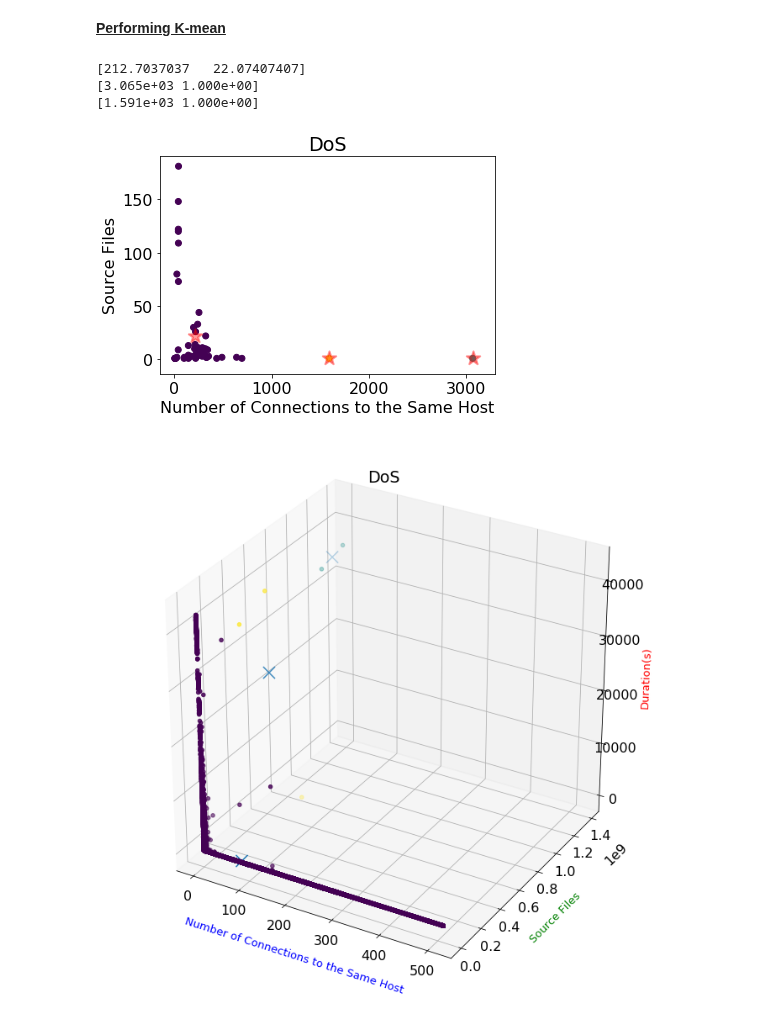
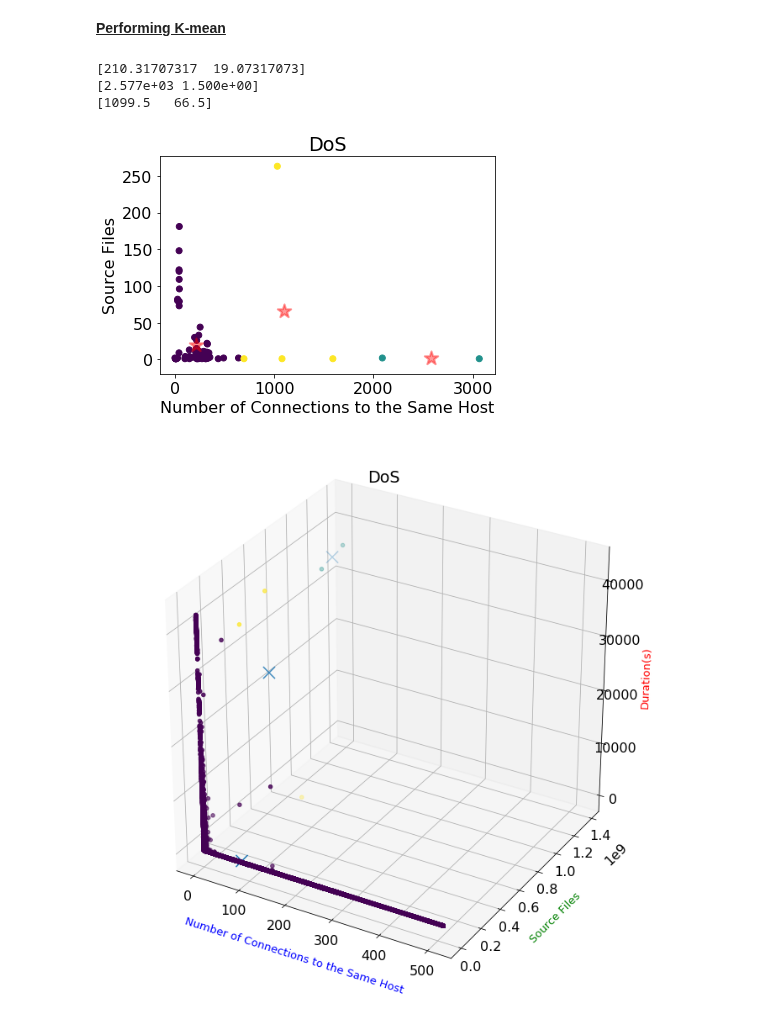
Before and after one commit to BaiKongQue/CSCI-191T_Security_Group, a Jupyter notebook: Security Group Project.ipynb, the cells around one changed output. Saved outputs shown, nothing was run; the diff lists cells and outputs as text; code cells hidden in the pictures.

```diff
--- a/Security Group Project.ipynb
+++ b/Security Group Project.ipynb
@@ -215,12 +215,12 @@ find_k_graph(10, kddDF[['duration', 'num_failed_logins']], "R2L")
 # %% [markdown]
 <u><strong>Performing K-mean<strong></u>
 # %%
-k_mean(3, kddDF[['src_bytes','count']][:100], xLabel="Number of Connections to the Same Host", yLabel="Source Files" ,title="DoS")
+k_mean(3, kddDF[['src_bytes','count']][:150], xLabel="Number of Connections to the Same Host", yLabel="Source Files" ,title="DoS")
 # %% [output]
-[212.7037037   22.07407407]
-[3.065e+03 1.000e+00]
-[1.591e+03 1.000e+00]
+[210.31707317  19.07317073]
+[2.577e+03 1.500e+00]
+[1099.5   66.5]
-[figure, old version]
+[figure, new version]
 # %%
 k_mean3D(3, kddDF[["count", "src_bytes", "duration"]], "DoS", xLabel="Number of Connections to the Same Host", yLabel="Source Files", zLabel="Duration(s)")
 # %% [output]
```
Also changed, not shown: parts of 8 cells of this notebook.
